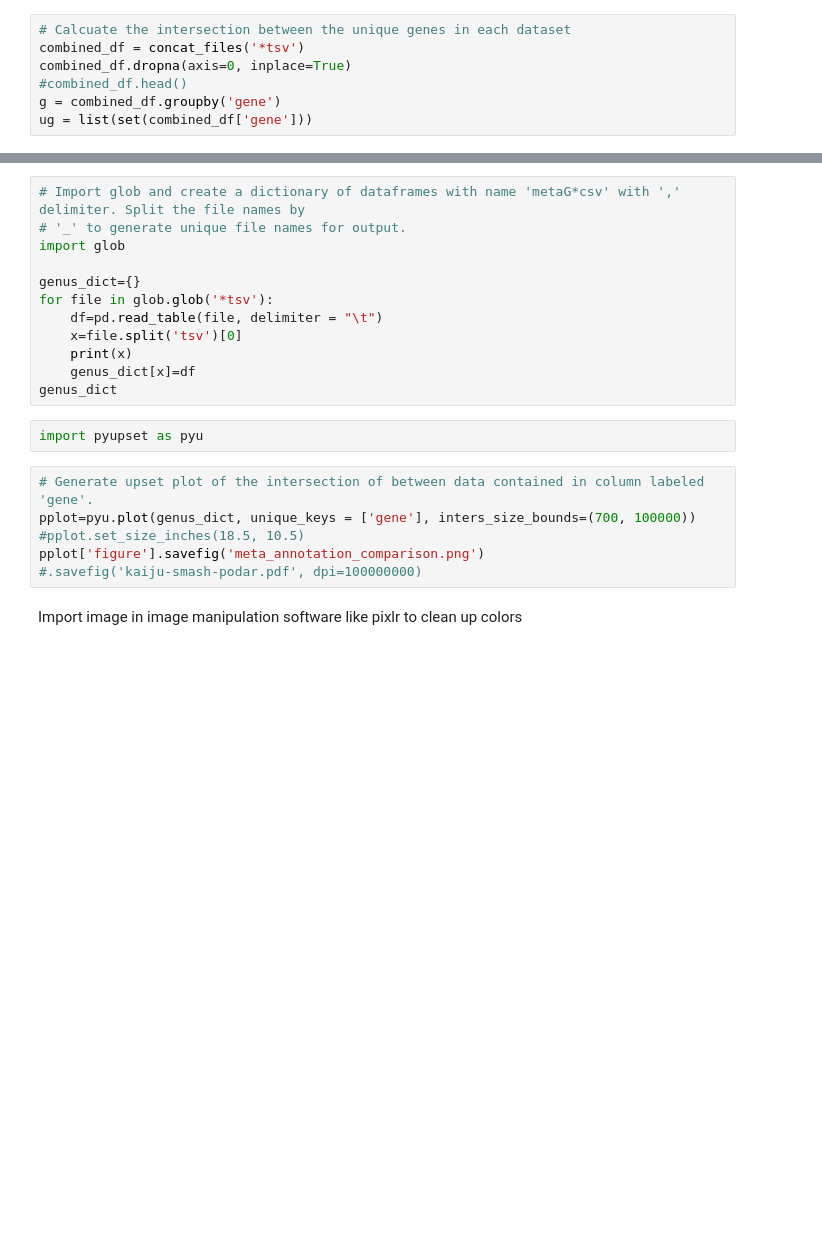
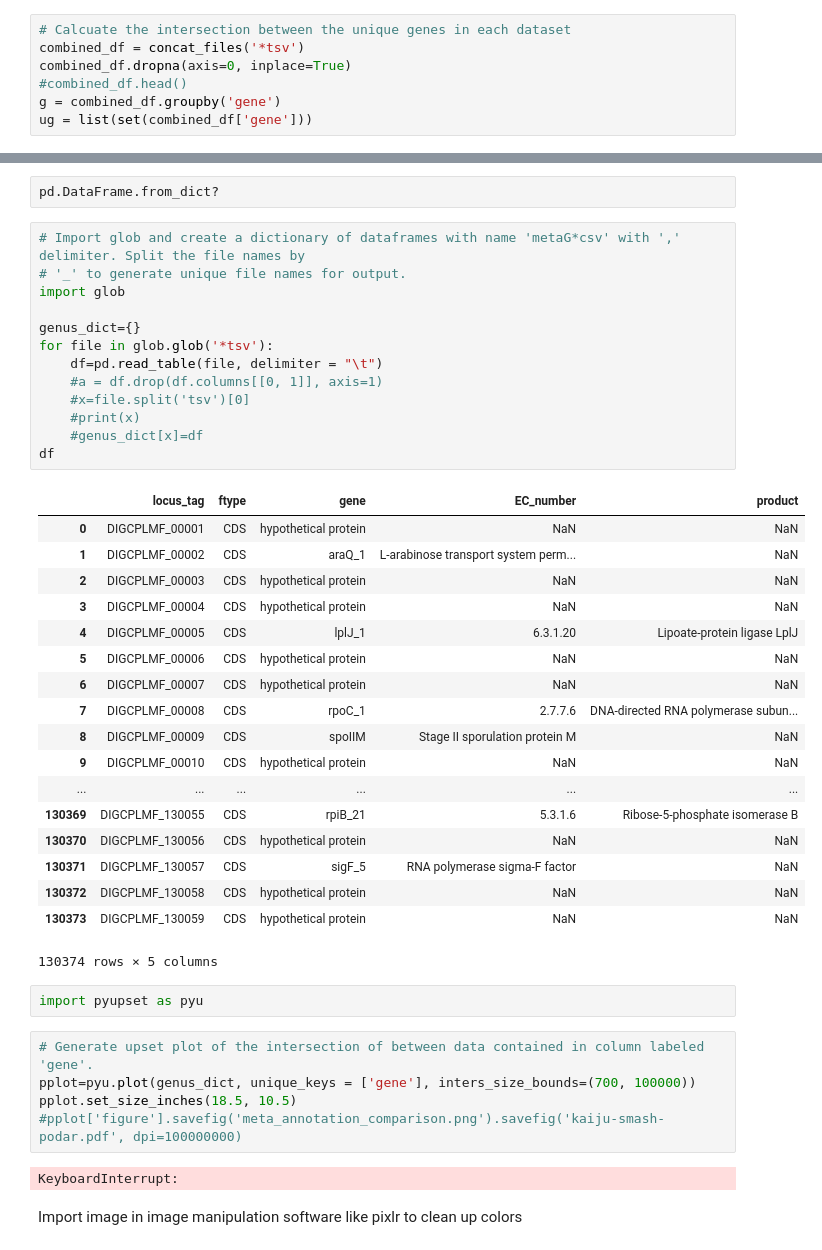
Before and after one commit to dahak-metagenomics/dahak, a Jupyter notebook: workflows/functional_inference/prokka/functional_inference_example.ipynb, the cells around one changed output, grey strips where cells are left out. Drawn from its saved outputs; the diff is of its cells as text; blank space fills up the shorter version.

```diff
--- a/workflows/functional_inference/prokka/functional_inference_example.ipynb
+++ b/workflows/functional_inference/prokka/functional_inference_example.ipynb
@@ -161,22 +230,45 @@ NotebookApp.rate_limit_window=3.0 (secs)
+# %%
+pd.DataFrame.from_dict?
 # %%
 # Import glob and create a dictionary of dataframes with name 'metaG*csv' with ',' delimiter. Split the file names by
 # '_' to generate unique file names for output.
 import glob
 
 genus_dict={}
 for file in glob.glob('*tsv'):
     df=pd.read_table(file, delimiter = "\t")
-    x=file.split('tsv')[0]
-    print(x)
-    genus_dict[x]=df
-genus_dict
+    #a = df.drop(df.columns[[0, 1]], axis=1)
+    #x=file.split('tsv')[0]
+    #print(x)
+    #genus_dict[x]=df
+df
+# %% [output]
+|  | locus_tag | ftype | gene | EC_number | product |
+| 0 | DIGCPLMF_00001 | CDS | hypothetical protein | NaN | NaN |
+| 1 | DIGCPLMF_00002 | CDS | araQ_1 | L-arabinose transport system perm... | NaN |
+| 2 | DIGCPLMF_00003 | CDS | hypothetical protein | NaN | NaN |
+| 3 | DIGCPLMF_00004 | CDS | hypothetical protein | NaN | NaN |
+| 4 | DIGCPLMF_00005 | CDS | lplJ_1 | 6.3.1.20 | Lipoate-protein ligase LplJ |
+| 5 | DIGCPLMF_00006 | CDS | hypothetical protein | NaN | NaN |
+| 6 | DIGCPLMF_00007 | CDS | hypothetical protein | NaN | NaN |
+| 7 | DIGCPLMF_00008 | CDS | rpoC_1 | 2.7.7.6 | DNA-directed RNA polymerase subun... |
+| 8 | DIGCPLMF_00009 | CDS | spoIIM | Stage II sporulation protein M | NaN |
+| 9 | DIGCPLMF_00010 | CDS | hypothetical protein | NaN | NaN |
+| ... | ... | ... | ... | ... | ... |
+| 130369 | DIGCPLMF_130055 | CDS | rpiB_21 | 5.3.1.6 | Ribose-5-phosphate isomerase B |
+| 130370 | DIGCPLMF_130056 | CDS | hypothetical protein | NaN | NaN |
+| 130371 | DIGCPLMF_130057 | CDS | sigF_5 | RNA polymerase sigma-F factor | NaN |
+| 130372 | DIGCPLMF_130058 | CDS | hypothetical protein | NaN | NaN |
+| 130373 | DIGCPLMF_130059 | CDS | hypothetical protein | NaN | NaN |
+130374 rows × 5 columns
 # %%
 import pyupset as pyu
 # %%
 # Generate upset plot of the intersection of between data contained in column labeled 'gene'.
 pplot=pyu.plot(genus_dict, unique_keys = ['gene'], inters_size_bounds=(700, 100000))
-#pplot.set_size_inches(18.5, 10.5)
-pplot['figure'].savefig('meta_annotation_comparison.png')
-#.savefig('kaiju-smash-podar.pdf', dpi=100000000)
+pplot.set_size_inches(18.5, 10.5)
+#pplot['figure'].savefig('meta_annotation_comparison.png').savefig('kaiju-smash-podar.pdf', dpi=100000000)
+# %% [output]
+KeyboardInterrupt:
 # %% [markdown]
 Import image in image manipulation software like pixlr to clean up colors
```
Also changed, not shown: parts of 8 cells of this notebook.
